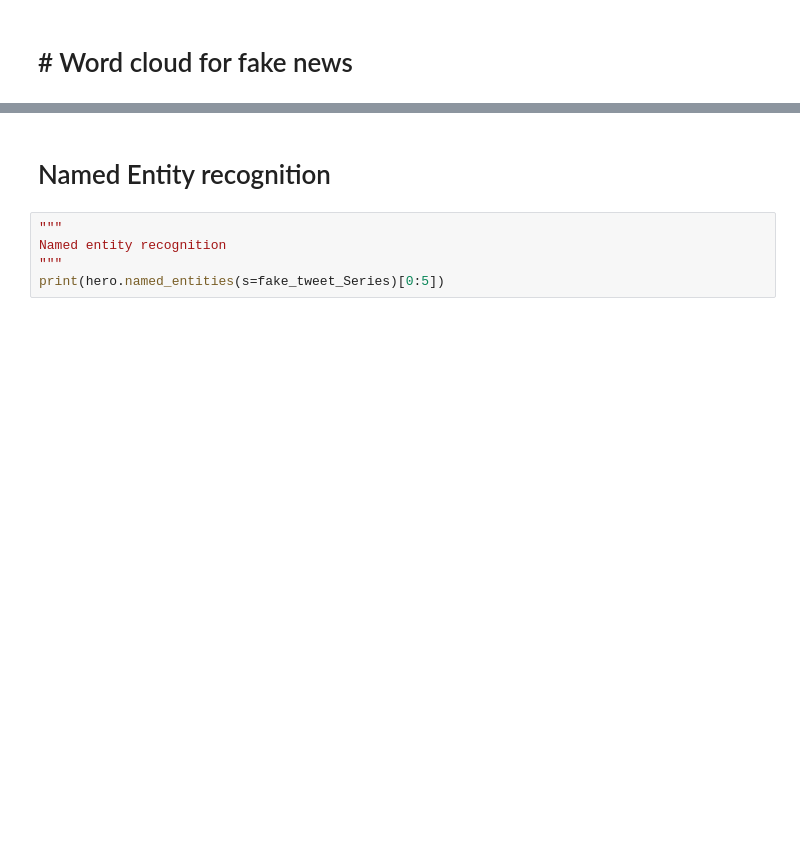
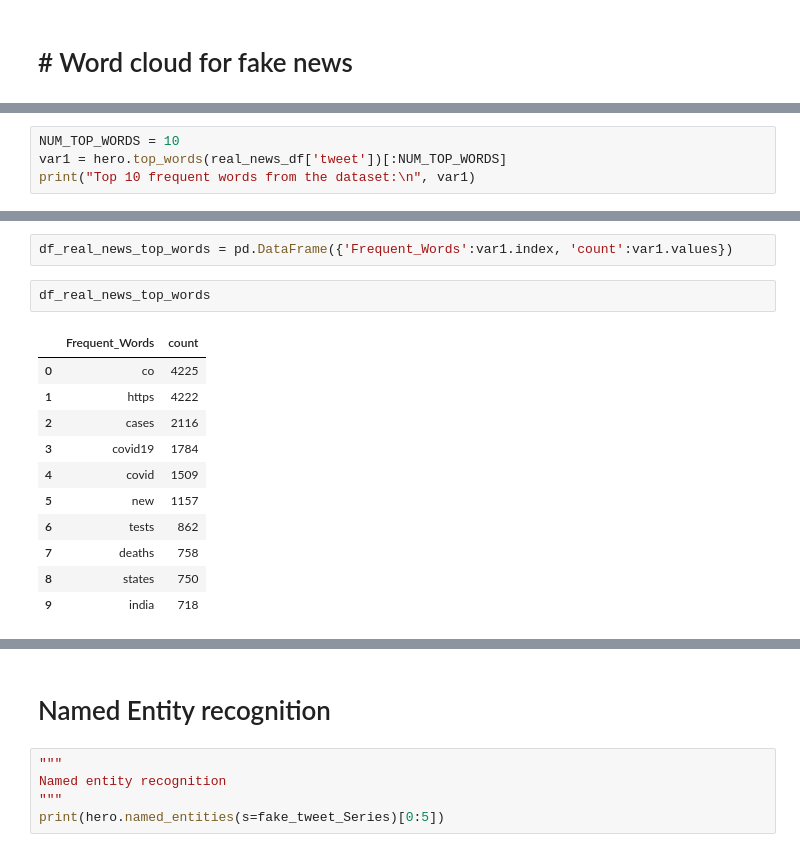
Before and after one commit to sreebalajisree/Fake_News_Detection, a Jupyter notebook: Fake_News_Detection_EDA.ipynb, the cells around one changed output, grey strips where cells are left out. Cells and saved outputs as stored; diff of their text form; blank space fills up the shorter version.

```diff
--- a/Fake_News_Detection_EDA.ipynb
+++ b/Fake_News_Detection_EDA.ipynb
@@ -332,0 +330,4 @@ plt.show()
+# %%
+NUM_TOP_WORDS = 10
+var1 = hero.top_words(real_news_df['tweet'])[:NUM_TOP_WORDS]
+print("Top 10 frequent words from the dataset:\n", var1)
@@ -332,0 +347,16 @@ plt.show()
+# %%
+df_real_news_top_words = pd.DataFrame({'Frequent_Words':var1.index, 'count':var1.values})
+# %%
+df_real_news_top_words
+# %% [output]
+|  | Frequent_Words | count |
+| 0 | co | 4225 |
+| 1 | https | 4222 |
+| 2 | cases | 2116 |
+| 3 | covid19 | 1784 |
+| 4 | covid | 1509 |
+| 5 | new | 1157 |
+| 6 | tests | 862 |
+| 7 | deaths | 758 |
+| 8 | states | 750 |
+| 9 | india | 718 |
```
Also changed, not shown: parts of 12 cells of this notebook.
